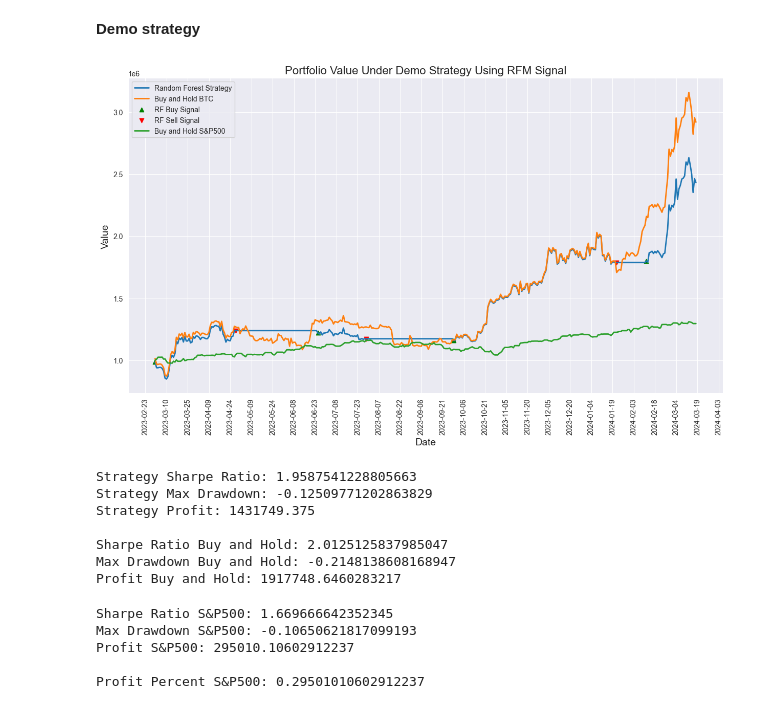
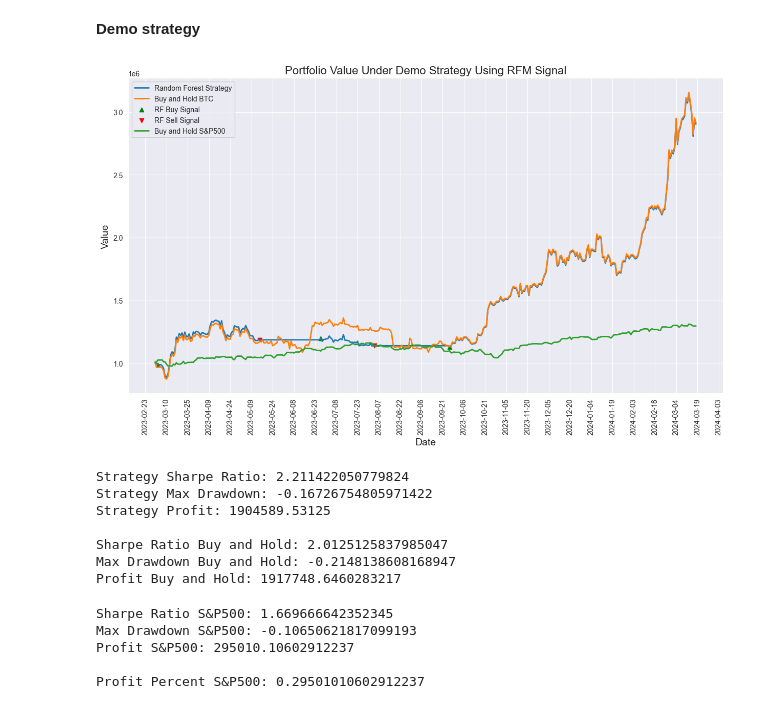
Before and after one commit to nogibjj/Flamingo-ML, a Jupyter notebook: Modeling/Rakeen_model.ipynb, the cells around one changed output. Drawn from its saved outputs; the diff is of its cells as text; code cells hidden in the pictures.

Commit message:
demo strategy fixed

```diff
--- a/Modeling/Rakeen_model.ipynb
+++ b/Modeling/Rakeen_model.ipynb
@@ -708,7 +715,7 @@ import seaborn as sns
 results["predicted_direction"] = results["y_pred"].apply(lambda x: 1 if x > 0 else 0)
 
 # if predicted direction is 1 for 15 days in a row, buy
-results["buy"] = results["predicted_direction"].shift(1) == 1 & (
+results["buy"] = (results["predicted_direction"].shift(1)) == 1 & (
     results["predicted_direction"].shift(2) == 1
 ) & (results["predicted_direction"].shift(3) == 1) & (
     results["predicted_direction"].shift(4) == 1
@@ -716,10 +723,11 @@ results["buy"] = results["predicted_direction"].shift(1) == 1 & (
 
 
 # if predicted direction is 0 for three days in a row, sell
-results["sell"] = results["predicted_direction"].shift(1) == 0 & (
-    results["predicted_direction"].shift(2) == 0
-) & (results["predicted_direction"].shift(3) == 0) & (
-    results["predicted_direction"].shift(4) == 0
+results["sell"] = (
+    (results["predicted_direction"].shift(1) == 0)
+    & (results["predicted_direction"].shift(2) == 0)
+    & (results["predicted_direction"].shift(3) == 0)
+    & (results["predicted_direction"].shift(4) == 0)
 )
 
 results["closing_price"] = daily_close
@@ -727,21 +735,15 @@ results["open_price"] = daily_open
 
 # if declinining in the last 5 days, sell
 results["sell_2"] = results["sell"] | (
-    results["closing_price"].shift(1) < results["closing_price"].shift(2)
-) & (results["closing_price"].shift(2) < results["closing_price"].shift(3)) & (
-    results["closing_price"].shift(3) < results["closing_price"].shift(4)
-) & (
-    results["closing_price"].shift(4) < results["closing_price"].shift(5)
-) & (
-    results["closing_price"].shift(5) < results["closing_price"].shift(6)
-) & (
-    results["closing_price"].shift(6) < results["closing_price"].shift(7)
-) & (
-    results["closing_price"].shift(7) < results["closing_price"].shift(8)
-) & (
-    results["closing_price"].shift(8) < results["closing_price"].shift(9)
-) & (
-    results["closing_price"].shift(9) < results["closing_price"].shift(10)
+    (results["closing_price"].shift(1) < results["closing_price"].shift(2))
+    & (results["closing_price"].shift(2) < results["closing_price"].shift(3))
+    & (results["closing_price"].shift(3) < results["closing_price"].shift(4))
+    & (results["closing_price"].shift(4) < results["closing_price"].shift(5))
+    & (results["closing_price"].shift(5) < results["closing_price"].shift(6))
+    & (results["closing_price"].shift(6) < results["closing_price"].shift(7))
+    & (results["closing_price"].shift(7) < results["closing_price"].shift(8))
+    & (results["closing_price"].shift(8) < results["closing_price"].shift(9))
+    & (results["closing_price"].shift(9) < results["closing_price"].shift(10))
 )
 
 results["buy_previous"] = results["buy"].shift(1)
@@ -849,34 +851,34 @@ ax.scatter(
     results[results["change_buy"]]["portfolio_value"],
     marker="^",
     color="g",
     label="RF Buy Signal",
 )
 ax.scatter(
     results[results["change_sell"]].index,
     results[results["change_sell"]]["portfolio_value"],
     marker="v",
     color="r",
     label="RF Sell Signal",
 )
 
 # Add S&P500 buy and hold to the plot
 results["snp500"] = data[data.index >= split_date]["S&P500 Close"]
 snp500_on_day_1 = 1000000 / results["snp500"].iloc[0]
 results["buy_and_hold_snp500"] = results["snp500"] * snp500_on_day_1
 ax.plot(results["buy_and_hold_snp500"], label="Buy and Hold S&P500", linewidth=2)
 
 # Set the title and labels
 ax.set_title("Portfolio Value Under Demo Strategy Using RFM Signal", fontsize=16)
 ax.set_ylabel("Value", fontsize=14)
 ax.set_xlabel("Date", fontsize=14)
 
 # Set x-axis major ticks to occur every 15 days.
 ax.xaxis.set_major_locator(mdates.DayLocator(interval=15))
 plt.xticks(rotation=90)
 ax.legend()
 plt.show()
 # %% [output]
-[figure, old version]
+[figure, new version]
 # %%
 # RFM strategy metrics
 # calculate sharpe ratio
@@ -910,9 +912,9 @@ print(f"Max Drawdown Buy and Hold: {max_drawdown}")
 profit = results["buy_and_hold"].iloc[-1] - 1000000
 print(f"Profit Buy and Hold: {profit}")
 # %% [output]
-Strategy Sharpe Ratio: 1.9587541228805663
-Strategy Max Drawdown: -0.12509771202863829
-Strategy Profit: 1431749.375
+Strategy Sharpe Ratio: 2.211422050779824
+Strategy Max Drawdown: -0.16726754805971422
+Strategy Profit: 1904589.53125
 
 Sharpe Ratio Buy and Hold: 2.0125125837985047
 Max Drawdown Buy and Hold: -0.2148138608168947
```
Also changed, not shown: parts of 13 cells of this notebook.
